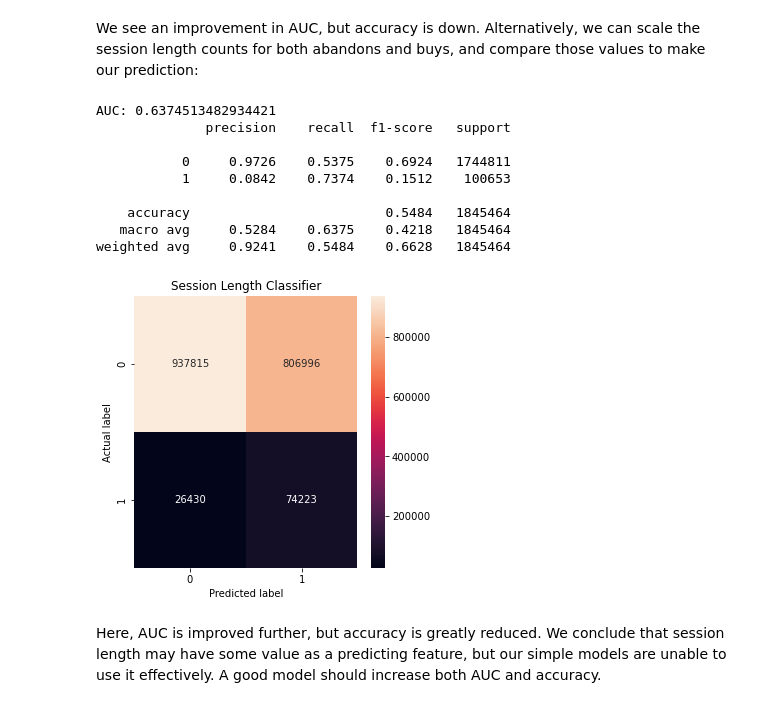
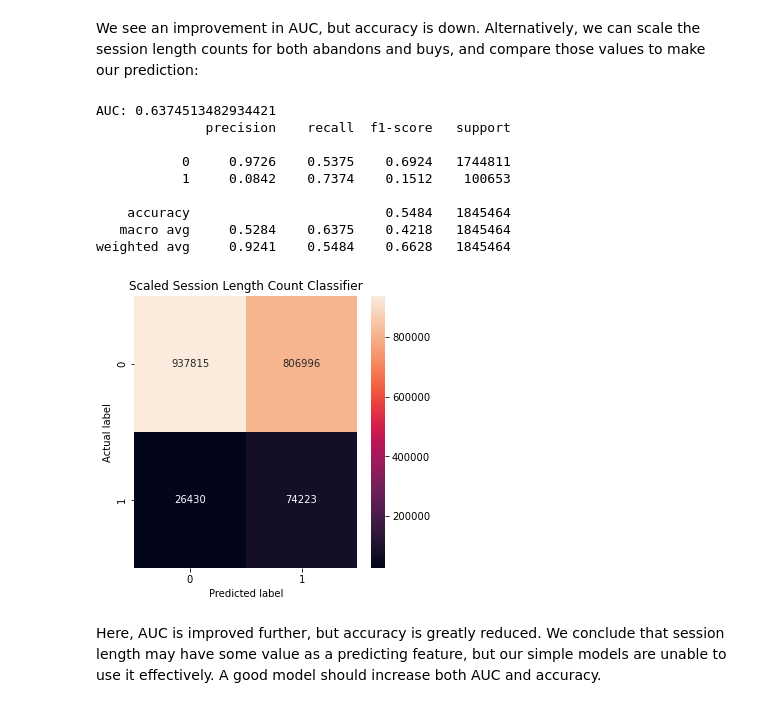
Before and after one commit to mease/csci5502-cart-abandonment, a Jupyter notebook: data_analysis.ipynb, the cells around one changed output. Drawn from its saved outputs; the diff is of its cells as text; code cells hidden in the pictures.

```diff
--- a/data_analysis.ipynb
+++ b/data_analysis.ipynb
@@ -181,34 +181,34 @@ scaled_abandon_counts = scale(abandon_sess_counts)
 # %%
 def sess_len_classify(sess_len):
     return scaled_buy_counts[sess_len] > scaled_abandon_counts[sess_len]
 
 y_pred = np.zeros(len(y_test))
 for i in range(len(y_test)):
     y_pred[i] = sess_len_classify(np.count_nonzero(X_test[i,:,0]))
 
 fpr, tpr, thresholds = roc_curve(y_test, y_pred, pos_label=1)
 print(f"AUC: {auc(fpr, tpr)}")
 
 print(classification_report(y_test, y_pred, digits=4, zero_division=0))
 
 cm = confusion_matrix(y_test, y_pred)
 plt.figure(figsize=(5, 5))
 sns.heatmap(cm, annot=True, fmt="d")
 plt.ylabel("Actual label")
 plt.xlabel("Predicted label")
-plt.title("Session Length Classifier")
+plt.title("Scaled Session Length Count Classifier")
 plt.show()
 # %% [output]
 AUC: 0.6374513482934421
               precision    recall  f1-score   support
 
            0     0.9726    0.5375    0.6924   1744811
            1     0.0842    0.7374    0.1512    100653
 
     accuracy                         0.5484   1845464
    macro avg     0.5284    0.6375    0.4218   1845464
 weighted avg     0.9241    0.5484    0.6628   1845464
-[figure, old version]
+[figure, new version]
 # %% [markdown]
 Here, AUC is improved further, but accuracy is greatly reduced. We conclude that session length may have some value as a predicting feature, but our simple models are unable to use it effectively. A good model should increase both AUC and accuracy.
 # %% [markdown]
```
Also changed, not shown: parts of 3 cells of this notebook.
